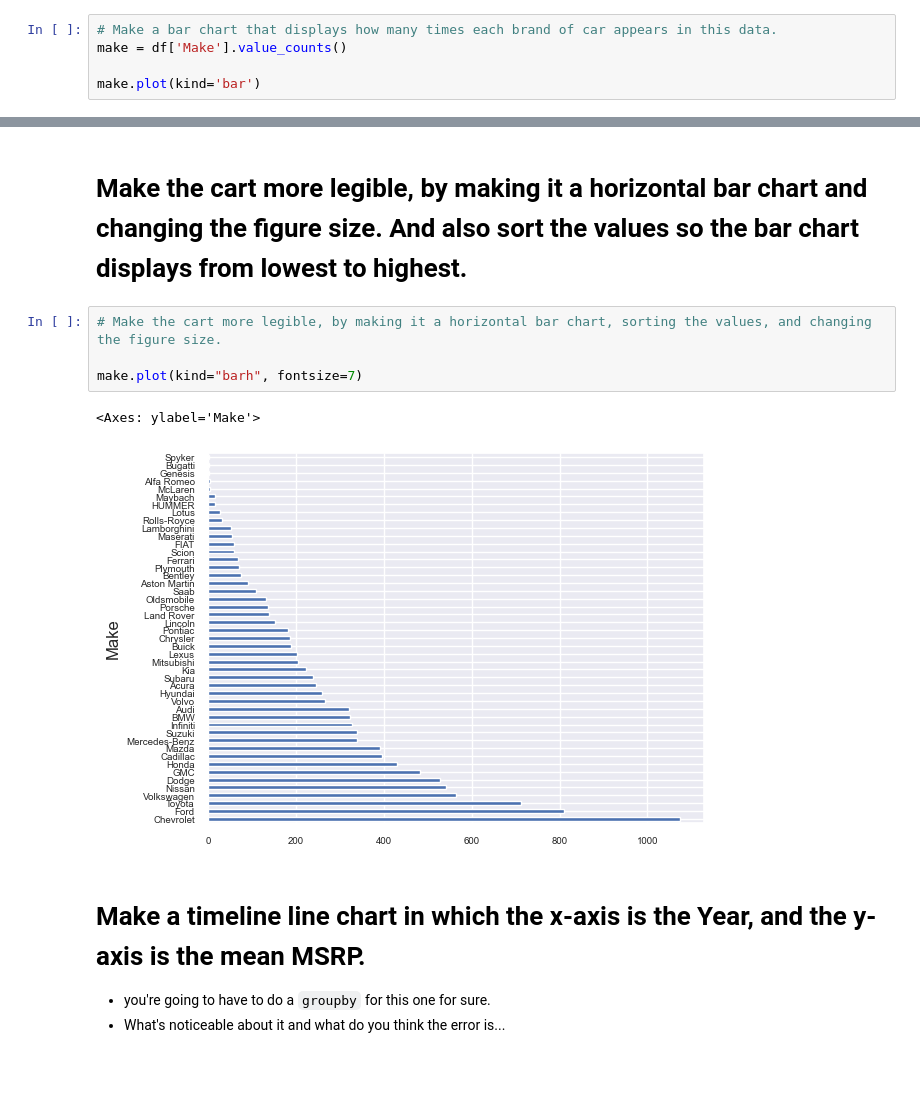
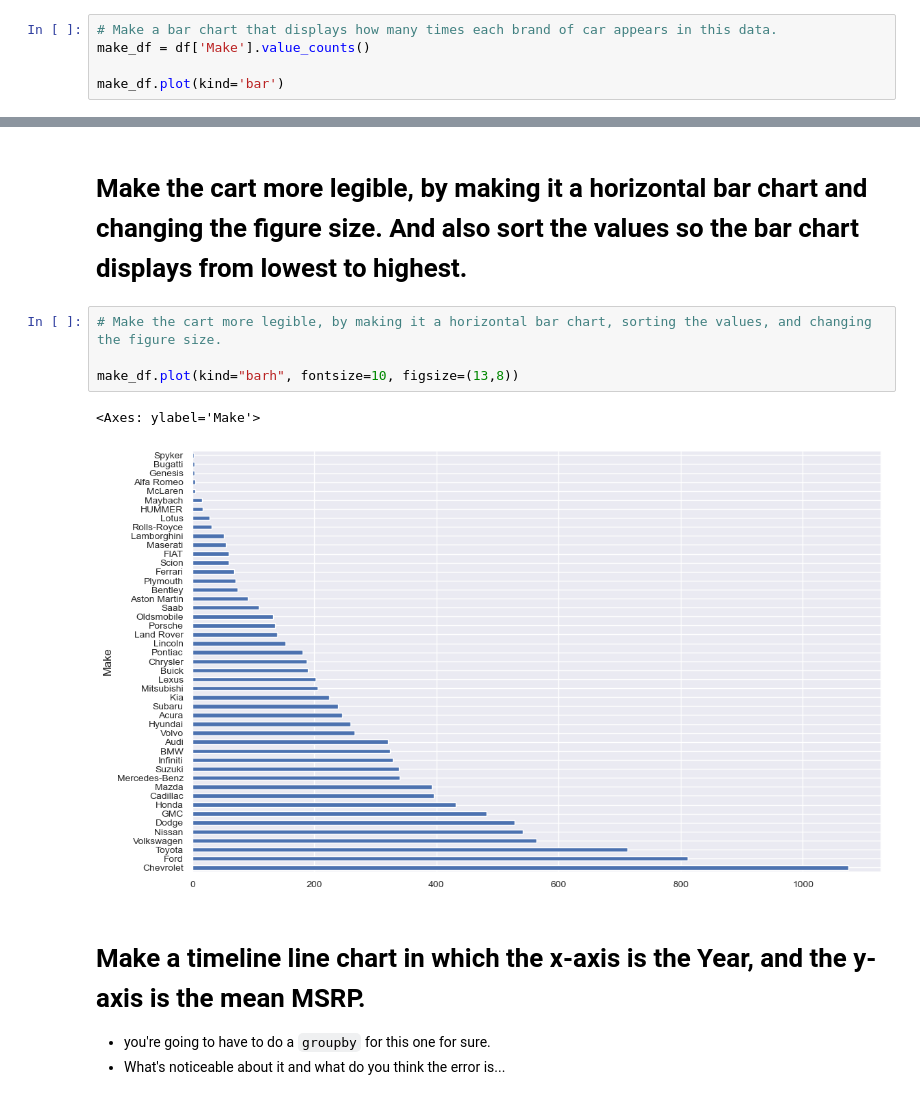
Before and after one commit to ndxnode/my-fork-2023-fall-data-science, a Jupyter notebook: Week-02-Data-Viz-EDA/Exercise-AW.ipynb, the cells around one changed output, grey strips where cells are left out. Cells and saved outputs as stored; diff of their text form; blank space fills up the shorter version.

```diff
--- a/Week-02-Data-Viz-EDA/Exercise-AW.ipynb
+++ b/Week-02-Data-Viz-EDA/Exercise-AW.ipynb
@@ -97,9 +95,9 @@ _Brand of car is the `Make` of the car._
 * You can achieve this by using value_counts or by a groupby.  Either is fine with me.
 # %%
 # Make a bar chart that displays how many times each brand of car appears in this data.
-make = df['Make'].value_counts()
+make_df = df['Make'].value_counts()
 
-make.plot(kind='bar')
+make_df.plot(kind='bar')
 # %% [output]
 <Axes: xlabel='Make'>
 [figure]
@@ -108,10 +106,10 @@ make.plot(kind='bar')
 # %%
 # Make the cart more legible, by making it a horizontal bar chart, sorting the values, and changing the figure size.
 
-make.plot(kind="barh", fontsize=7)
+make_df.plot(kind="barh", fontsize=10, figsize=(13,8))
 # %% [output]
 <Axes: ylabel='Make'>
-[figure, old version]
+[figure, new version]
 # %% [markdown]
 # Make a timeline line chart in which the x-axis is the Year, and the y-axis is the mean MSRP.
 * you're going to have to do a `groupby` for this one for sure.
```
Also changed, not shown: parts of 6 cells of this notebook.
